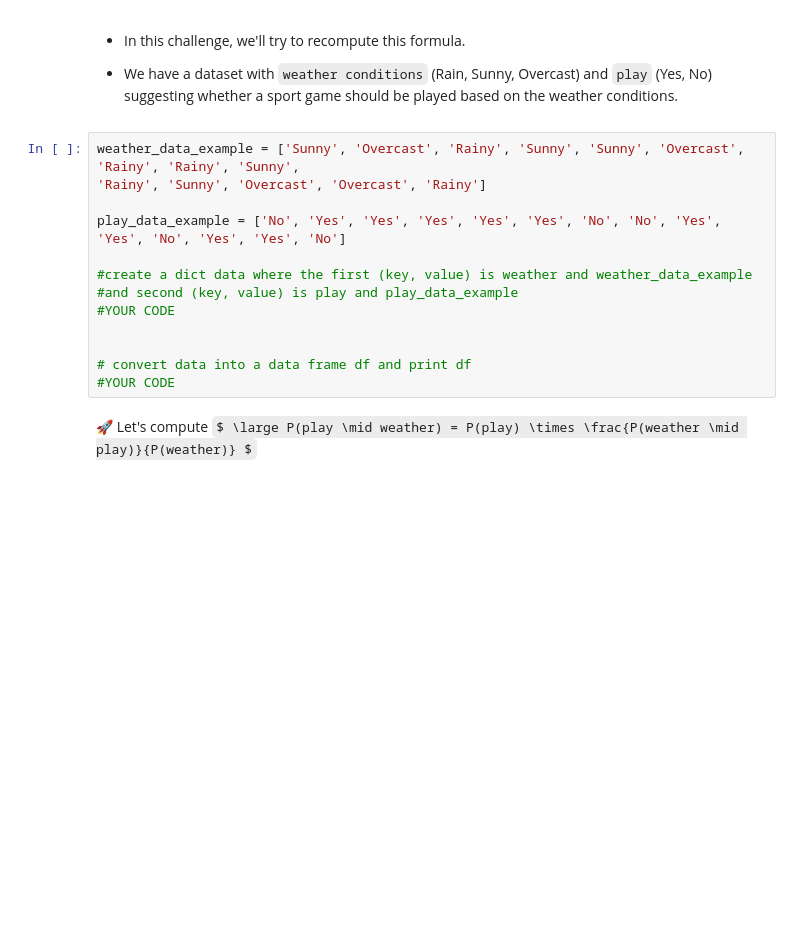
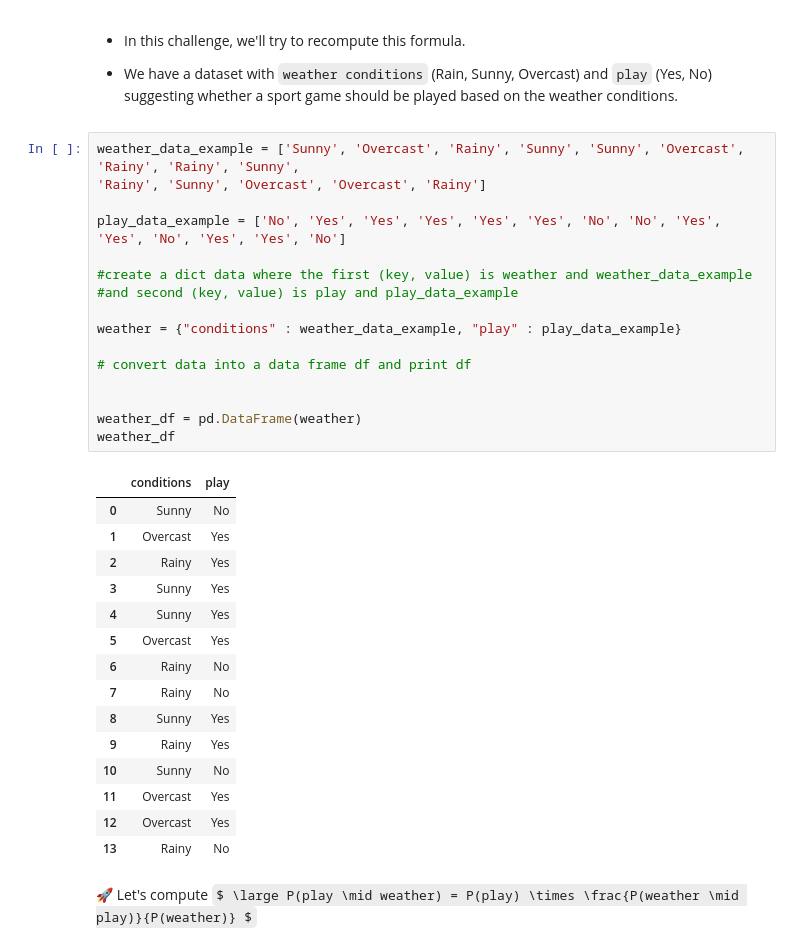
Before and after one commit to lilifull/Brief_5, a Jupyter notebook: bayes_theorem.ipynb, the cells around one changed output. Drawn from its saved outputs; the diff is of its cells as text; some formulas as TeX source; blank space fills up the shorter version.

```diff
--- a/bayes_theorem.ipynb
+++ b/bayes_theorem.ipynb
@@ -27,16 +29,35 @@ $$ \mathbb{P}(A | Data) =  \mathbb{P}(A) \times \frac{\mathbb{P}(Data | A) }{\ma
 # %%
 weather_data_example = ['Sunny', 'Overcast', 'Rainy', 'Sunny', 'Sunny', 'Overcast', 'Rainy', 'Rainy', 'Sunny',
 'Rainy', 'Sunny', 'Overcast', 'Overcast', 'Rainy']
 
 play_data_example = ['No', 'Yes', 'Yes', 'Yes', 'Yes', 'Yes', 'No', 'No', 'Yes', 'Yes', 'No', 'Yes', 'Yes', 'No']
 
 #create a dict data where the first (key, value) is weather and weather_data_example
 #and second (key, value) is play and play_data_example
-#YOUR CODE
+
+weather = {"conditions" : weather_data_example, "play" : play_data_example}
+
+# convert data into a data frame df and print df
 
 
-# convert data into a data frame df and print df
-#YOUR CODE
+weather_df = pd.DataFrame(weather)
+weather_df
+# %% [output]
+|  | conditions | play |
+| 0 | Sunny | No |
+| 1 | Overcast | Yes |
+| 2 | Rainy | Yes |
+| 3 | Sunny | Yes |
+| 4 | Sunny | Yes |
+| 5 | Overcast | Yes |
+| 6 | Rainy | No |
+| 7 | Rainy | No |
+| 8 | Sunny | Yes |
+| 9 | Rainy | Yes |
+| 10 | Sunny | No |
+| 11 | Overcast | Yes |
+| 12 | Overcast | Yes |
+| 13 | Rainy | No |
 # %% [markdown]
 🚀 Let's compute $ \large P(play \mid weather) = P(play) \times \frac{P(weather \mid play)}{P(weather)} $
 # %% [markdown]
```
Also changed, not shown: parts of 5 cells of this notebook.
